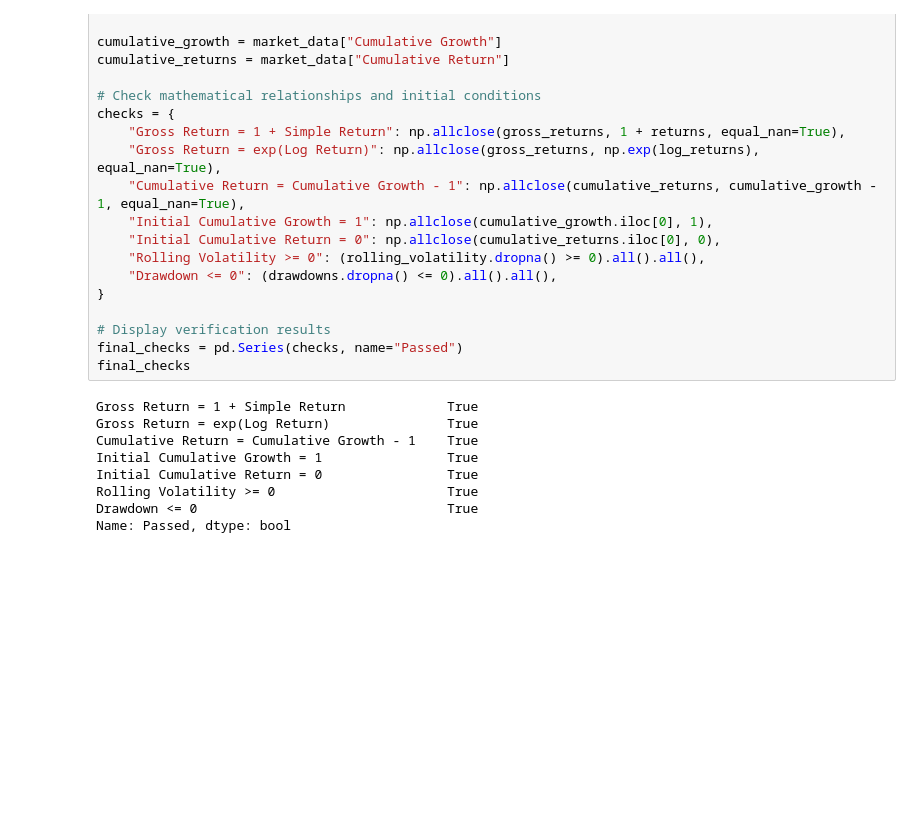
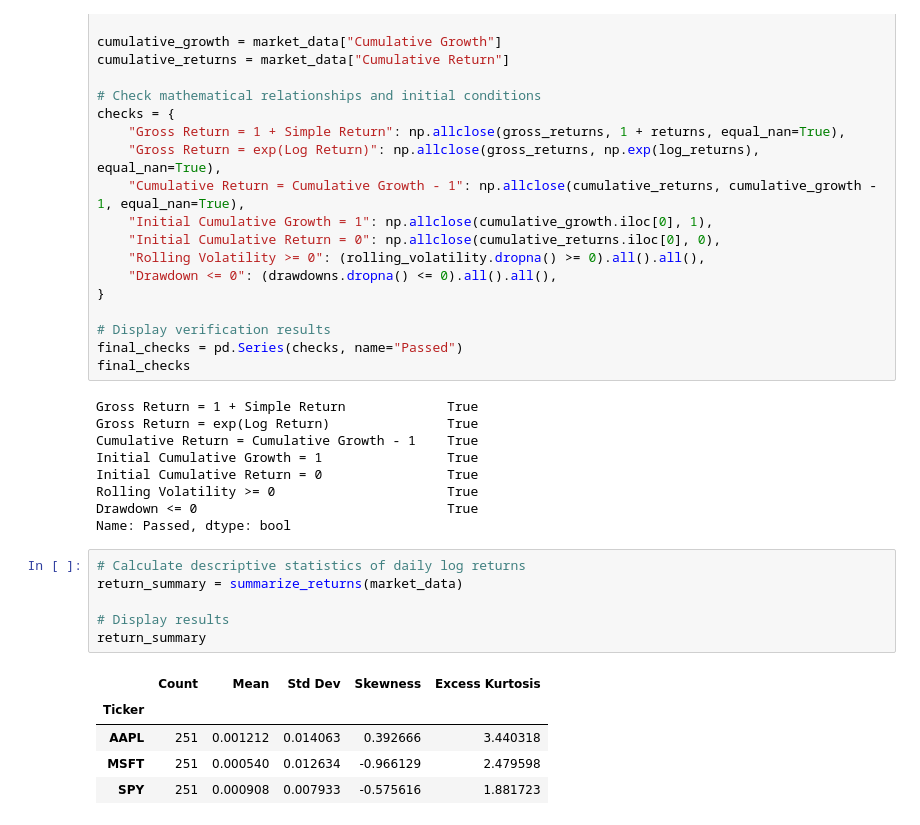
Before and after one commit to luisfelipegz/quantflux, a Jupyter notebook: notebooks/01_market_exploration.ipynb, the cells around one changed output. Cells and saved outputs as stored; diff of their text form; blank space fills up the shorter version.

```diff
--- a/notebooks/01_market_exploration.ipynb
+++ b/notebooks/01_market_exploration.ipynb
@@ -437,3 +438,15 @@ Initial Cumulative Return = 0                True
 Rolling Volatility >= 0                      True
 Drawdown <= 0                                True
 Name: Passed, dtype: bool
+# %%
+# Calculate descriptive statistics of daily log returns
+return_summary = summarize_returns(market_data)
+
+# Display results
+return_summary
+# %% [output]
+|  | Count | Mean | Std Dev | Skewness | Excess Kurtosis |
+| Ticker |  |  |  |  |  |
+| AAPL | 251 | 0.001212 | 0.014063 | 0.392666 | 3.440318 |
+| MSFT | 251 | 0.000540 | 0.012634 | -0.966129 | 2.479598 |
+| SPY | 251 | 0.000908 | 0.007933 | -0.575616 | 1.881723 |
```
Also changed, not shown: parts of 9 cells of this notebook, 5 other files.
